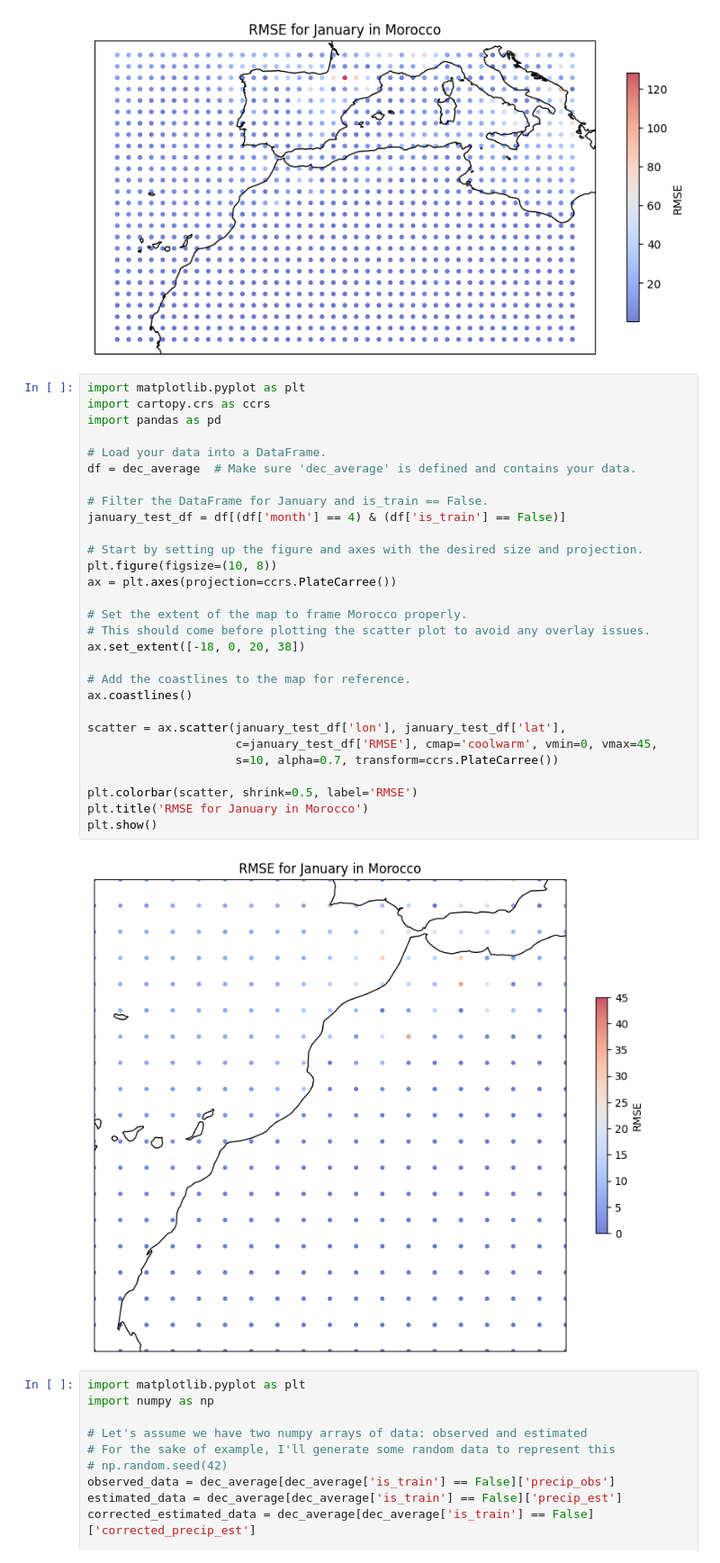
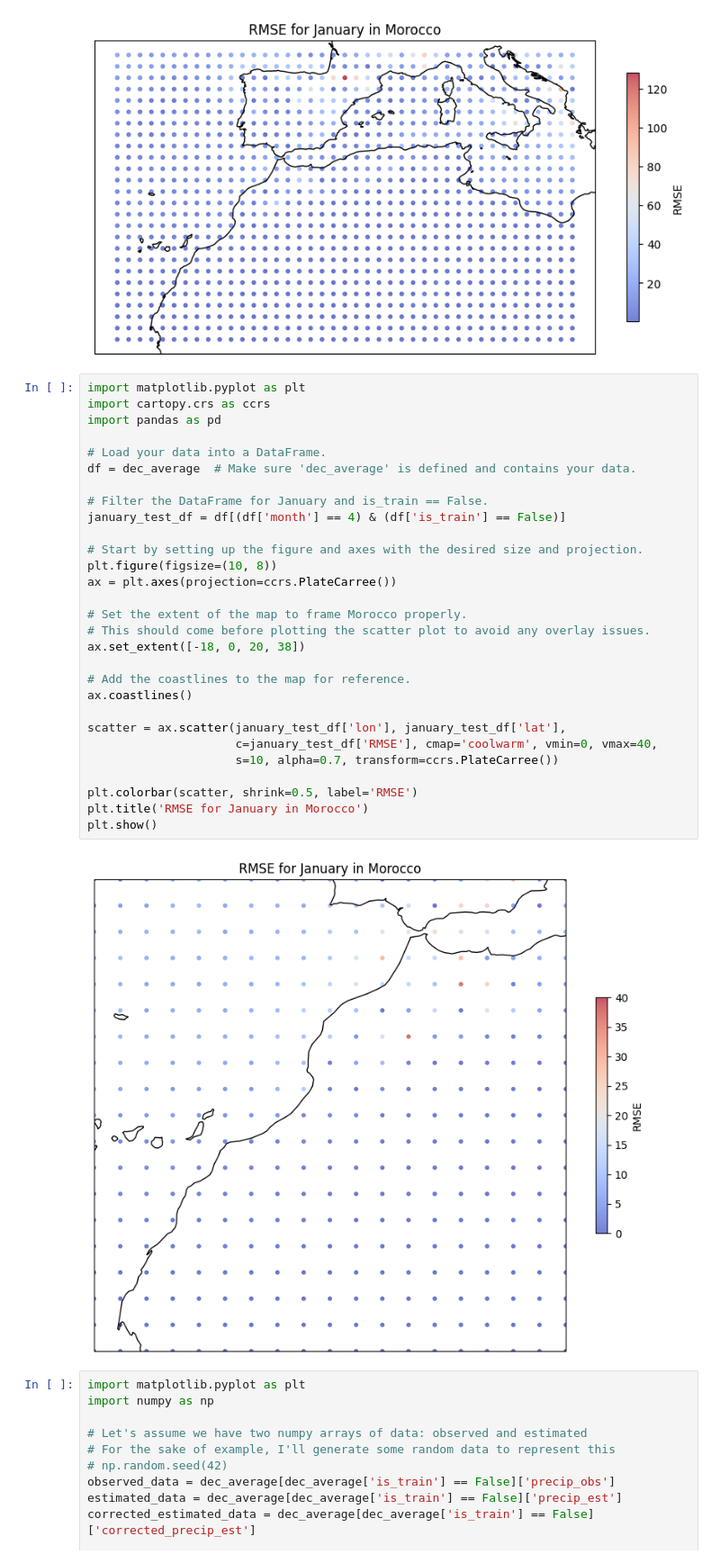
Before and after one commit to Yassmine2020/Precipitations_bias_correction, a Jupyter notebook: QMBC/eQM_grille_V2test_train_split.ipynb, the cells around one changed output. Shown: that part at 90% size. Saved outputs shown, nothing was run; the diff lists cells and outputs as text.

```diff
--- a/QMBC/eQM_grille_V2test_train_split.ipynb
+++ b/QMBC/eQM_grille_V2test_train_split.ipynb
@@ -149,34 +149,34 @@ plt.show()
 # %%
 import matplotlib.pyplot as plt
 import cartopy.crs as ccrs
 import pandas as pd
 
 # Load your data into a DataFrame.
 df = dec_average  # Make sure 'dec_average' is defined and contains your data.
 
 # Filter the DataFrame for January and is_train == False.
 january_test_df = df[(df['month'] == 4) & (df['is_train'] == False)]
 
 # Start by setting up the figure and axes with the desired size and projection.
 plt.figure(figsize=(10, 8))
 ax = plt.axes(projection=ccrs.PlateCarree())
 
 # Set the extent of the map to frame Morocco properly.
 # This should come before plotting the scatter plot to avoid any overlay issues.
 ax.set_extent([-18, 0, 20, 38])
 
 # Add the coastlines to the map for reference.
 ax.coastlines()
 
 scatter = ax.scatter(january_test_df['lon'], january_test_df['lat'],
-                     c=january_test_df['RMSE'], cmap='coolwarm', vmin=0, vmax=45,
+                     c=january_test_df['RMSE'], cmap='coolwarm', vmin=0, vmax=40,
                      s=10, alpha=0.7, transform=ccrs.PlateCarree())
 
 plt.colorbar(scatter, shrink=0.5, label='RMSE')
 plt.title('RMSE for January in Morocco')
 plt.show()
 # %% [output]
-[figure, old version]
+[figure, new version]
 # %%
 import matplotlib.pyplot as plt
 import numpy as np
```
Also changed, not shown: 2 other files.
